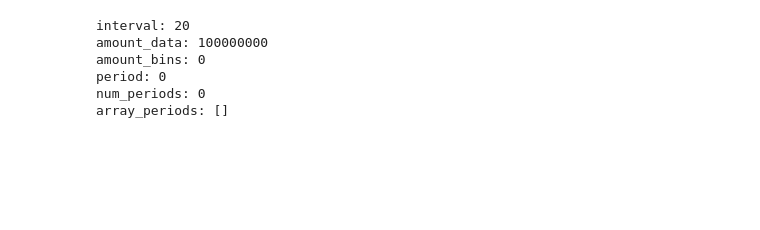
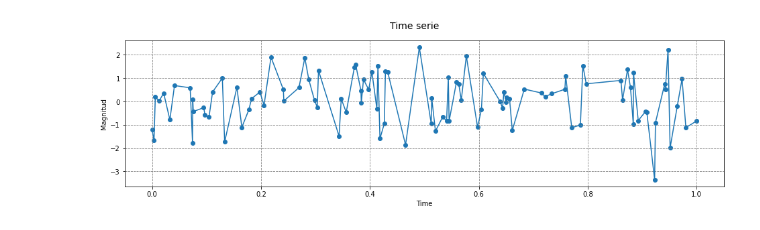
Before and after one commit to LeoQuark/HistogramasAdaptativos, a Jupyter notebook: Histogramas_Adaptativos_Titulo.ipynb, the cells around one changed output. Cells and saved outputs as stored; diff of their text form; code cells hidden in the pictures; blank space fills up the shorter version.

Commit message:
fix class TimeSerie

```diff
--- a/Histogramas_Adaptativos_Titulo.ipynb
+++ b/Histogramas_Adaptativos_Titulo.ipynb
@@ -26,12 +25,12 @@ class TimeSerie:
 
     # set time and magnitud data for time serie
     def set_data(self):
-        self.time = self.interval * np.sort(np.random.rand(self.amount_data))
+        self.time_real = self.interval * np.sort(np.random.rand(self.amount_data))
         self.magnitud = np.random.randn(self.amount_data)
 
     # process to normalize time data in range 0 to 1
     def normalize(self):
-        aux_time = self.time
+        aux_time = self.time_real
         self.time =  (aux_time- aux_time.min())/(aux_time.max()-aux_time.min())
 
     # x axis
@@ -73,47 +72,40 @@ class TimeSerie:
         plt.grid(axis = 'y', color = 'gray', linestyle = 'dashed')
         plt.grid(axis = 'x', color = 'gray', linestyle = 'dashed')
         plt.show()
+
+
+#Creacion de un array que contiene los T/n periodos distintos
+def generate_periods(num_periods=1):
+    all_period = [1]
+
+    for i in range(1, num_periods):
+        all_period.append(2**i)
+
+    return all_period
 # %%
 # Configuracion de parametros globales
 # --------------------------------------
 amount_bins = 10
 period = 1
 num_periods = 3
-amount_data = 100000000
-interval = 20
+amount_data = 100
+interval = 50
 
-# Inicio
+# Contructor TimeSerie()
 # --------------------------------------
 time_serie = TimeSerie(interval,amount_data)
 
-# time_serie.set_data()
-# time_serie.normalize()
+# Visualizar serie de tiempo (normalizado [0,1])
+time_serie.view_time_serie(4,16,14)
 
-time_serie.get_configuration_data()
-# print(time_serie.get_time())
-time_serie.view_time_serie(5,100,14)
+# Agregar paraemtros
 time_serie.set_params_data(amount_bins,period,num_periods)
 
-
-#Creacion de un array que contiene los T/n periodos distintos
-def generate_periods(num_periods=1):
-    all_period = [1]
-
-    for i in range(1, num_periods):
-        all_period.append(2**i)
-
-    return all_period
-
+# Obtencion de array con los periodos a analizar
 array_periods = generate_periods(num_periods)
-# print(array_periods)
 time_serie.set_array_periods(array_periods)
 # %% [output]
-interval: 20
-amount_data: 100000000
-amount_bins: 0
-period: 0
-num_periods: 0
-array_periods: []
+[figure, added]
 # %%
 #Creacion del grafico aplicando el metodo de folding
 def drawGraphic(bins,time,mag,indice,period):
```
Also changed, not shown: parts of 4 cells of this notebook.
